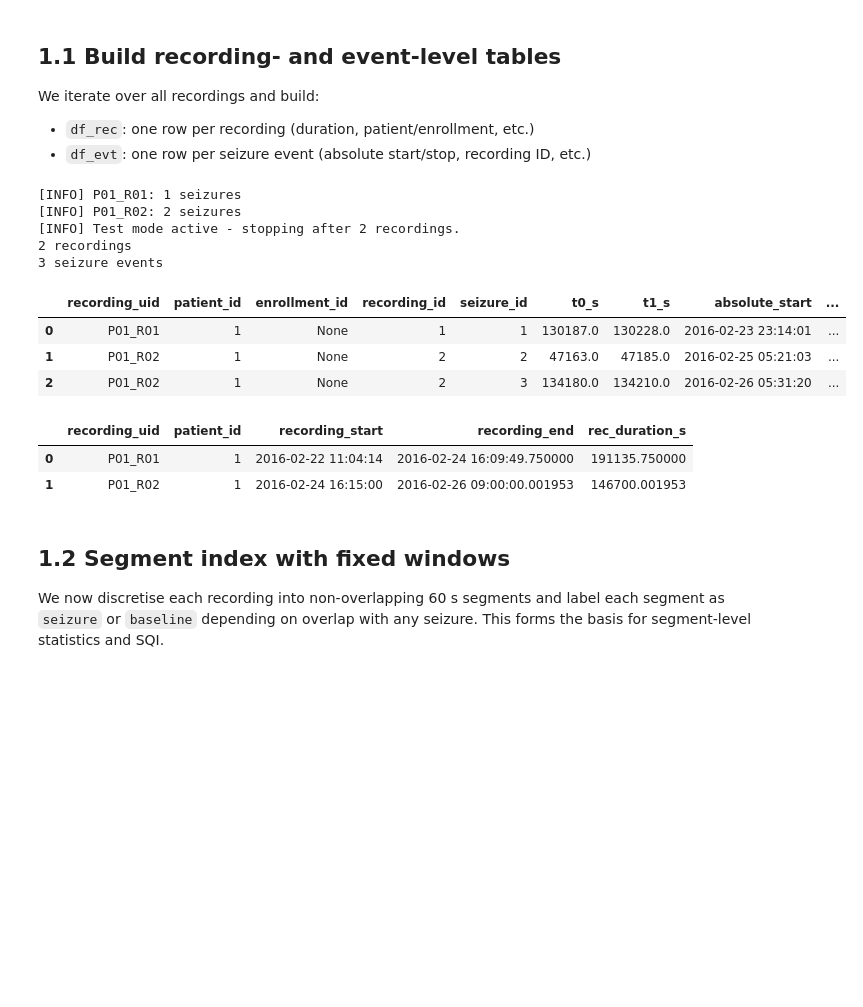
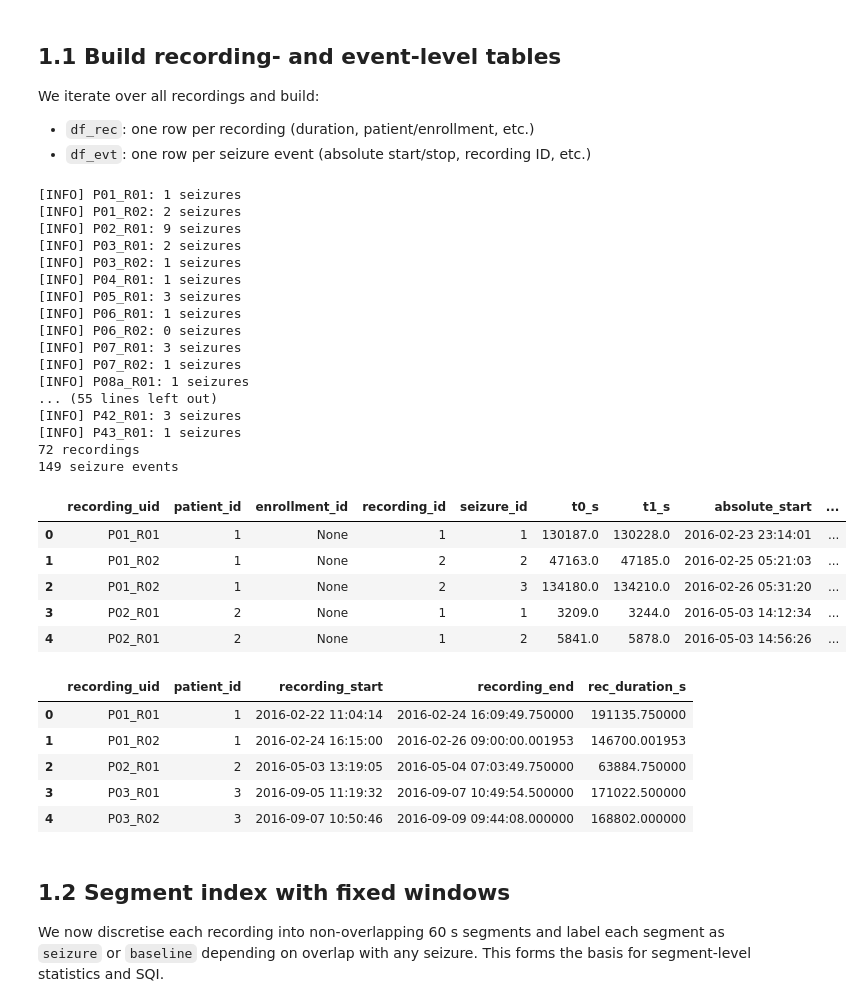
Before and after one commit to AU668208/Epilepsy_MasterThesis, a Jupyter notebook: Study3_Analysis.ipynb, the cells around one changed output. Drawn from its saved outputs; the diff is of its cells as text; code cells hidden in the pictures; blank space fills up the shorter version.

```diff
--- a/Study3_Analysis.ipynb
+++ b/Study3_Analysis.ipynb
@@ -144,26 +144,43 @@ We iterate over all recordings and build:
 - `df_rec`: one row per recording (duration, patient/enrollment, etc.)
 - `df_evt`: one row per seizure event (absolute start/stop, recording ID, etc.)
 # %%
-df_rec, df_evt = build_df_rec_and_df_evt(TDMS_ROOT, ANN_ROOT, test_mode=True)
+df_rec, df_evt = build_df_rec_and_df_evt(TDMS_ROOT, ANN_ROOT, test_mode=False)
 print(len(df_rec), "recordings")
 print(len(df_evt), "seizure events")
 df_evt.head()
 # %% [output]
 [INFO] P01_R01: 1 seizures
 [INFO] P01_R02: 2 seizures
-[INFO] Test mode active - stopping after 2 recordings.
-2 recordings
-3 seizure events
+[INFO] P02_R01: 9 seizures
+[INFO] P03_R01: 2 seizures
+[INFO] P03_R02: 1 seizures
+[INFO] P04_R01: 1 seizures
+[INFO] P05_R01: 3 seizures
+[INFO] P06_R01: 1 seizures
+[INFO] P06_R02: 0 seizures
+[INFO] P07_R01: 3 seizures
+[INFO] P07_R02: 1 seizures
+[INFO] P08a_R01: 1 seizures
+... (55 lines left out)
+[INFO] P42_R01: 3 seizures
+[INFO] P43_R01: 1 seizures
+72 recordings
+149 seizure events
 |  | recording_uid | patient_id | enrollment_id | recording_id | seizure_id | t0_s | t1_s | absolute_start | ... |
 | 0 | P01_R01 | 1 | None | 1 | 1 | 130187.0 | 130228.0 | 2016-02-23 23:14:01 | ... |
 | 1 | P01_R02 | 1 | None | 2 | 2 | 47163.0 | 47185.0 | 2016-02-25 05:21:03 | ... |
 | 2 | P01_R02 | 1 | None | 2 | 3 | 134180.0 | 134210.0 | 2016-02-26 05:31:20 | ... |
+| 3 | P02_R01 | 2 | None | 1 | 1 | 3209.0 | 3244.0 | 2016-05-03 14:12:34 | ... |
+| 4 | P02_R01 | 2 | None | 1 | 2 | 5841.0 | 5878.0 | 2016-05-03 14:56:26 | ... |
 # %%
 df_rec[["recording_uid", "patient_id", "recording_start", "recording_end", "rec_duration_s"]].head()
 # %% [output]
 |  | recording_uid | patient_id | recording_start | recording_end | rec_duration_s |
 | 0 | P01_R01 | 1 | 2016-02-22 11:04:14 | 2016-02-24 16:09:49.750000 | 191135.750000 |
 | 1 | P01_R02 | 1 | 2016-02-24 16:15:00 | 2016-02-26 09:00:00.001953 | 146700.001953 |
+| 2 | P02_R01 | 2 | 2016-05-03 13:19:05 | 2016-05-04 07:03:49.750000 | 63884.750000 |
+| 3 | P03_R01 | 3 | 2016-09-05 11:19:32 | 2016-09-07 10:49:54.500000 | 171022.500000 |
+| 4 | P03_R02 | 3 | 2016-09-07 10:50:46 | 2016-09-09 09:44:08.000000 | 168802.000000 |
 # %% [markdown]
 ## 1.2 Segment index with fixed windows
 
```
Also changed, not shown: parts of 4 cells of this notebook, 1 other file.
